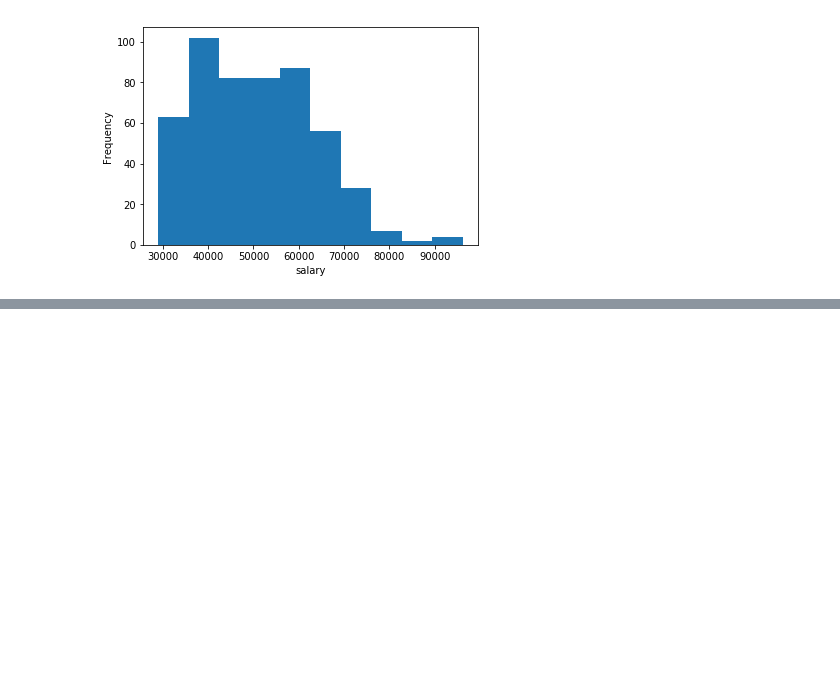
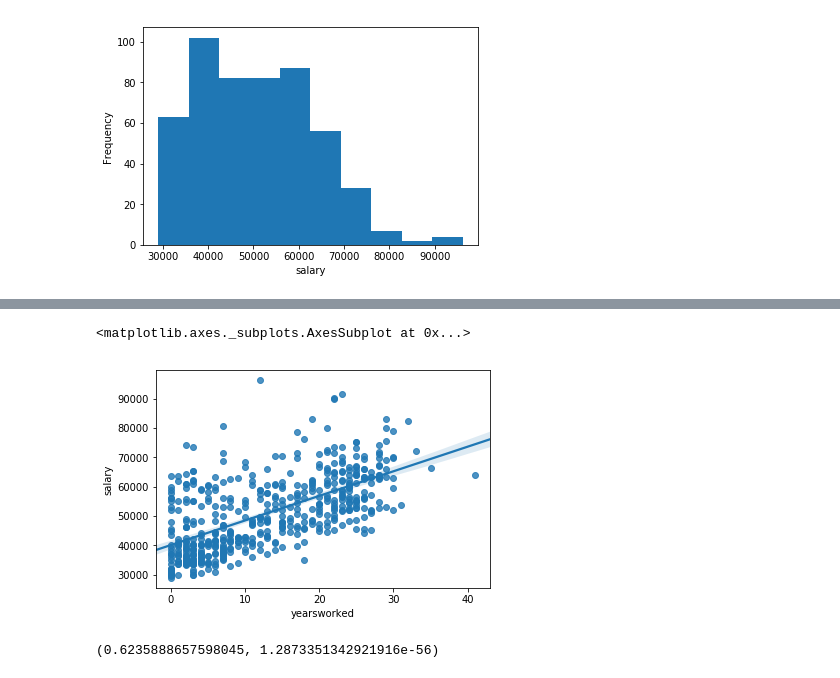
Before and after one commit to ThePhiri/Salary_Analysis, a Jupyter notebook: Salary Correalation Analysis.ipynb, the cells around one changed output, grey strips where cells are left out. Cells and saved outputs as stored; diff of their text form; code cells hidden in the pictures; blank space fills up the shorter version.

```diff
--- a/Salary Correalation Analysis.ipynb
+++ b/Salary Correalation Analysis.ipynb
@@ -109,0 +120,9 @@ plt.show()
+# %%
+sns.regplot(salary_df['yearsworked'], salary_df['salary'])
+# %% [output]
+<matplotlib.axes._subplots.AxesSubplot at 0x...>
+[figure, added]
+# %%
+pearsonr(salary_df['yearsworked'], salary_df['salary'])
+# %% [output]
+(0.6235888657598045, 1.2873351342921916e-56)
```
Also changed, not shown: parts of 3 cells of this notebook, 1 other file.
